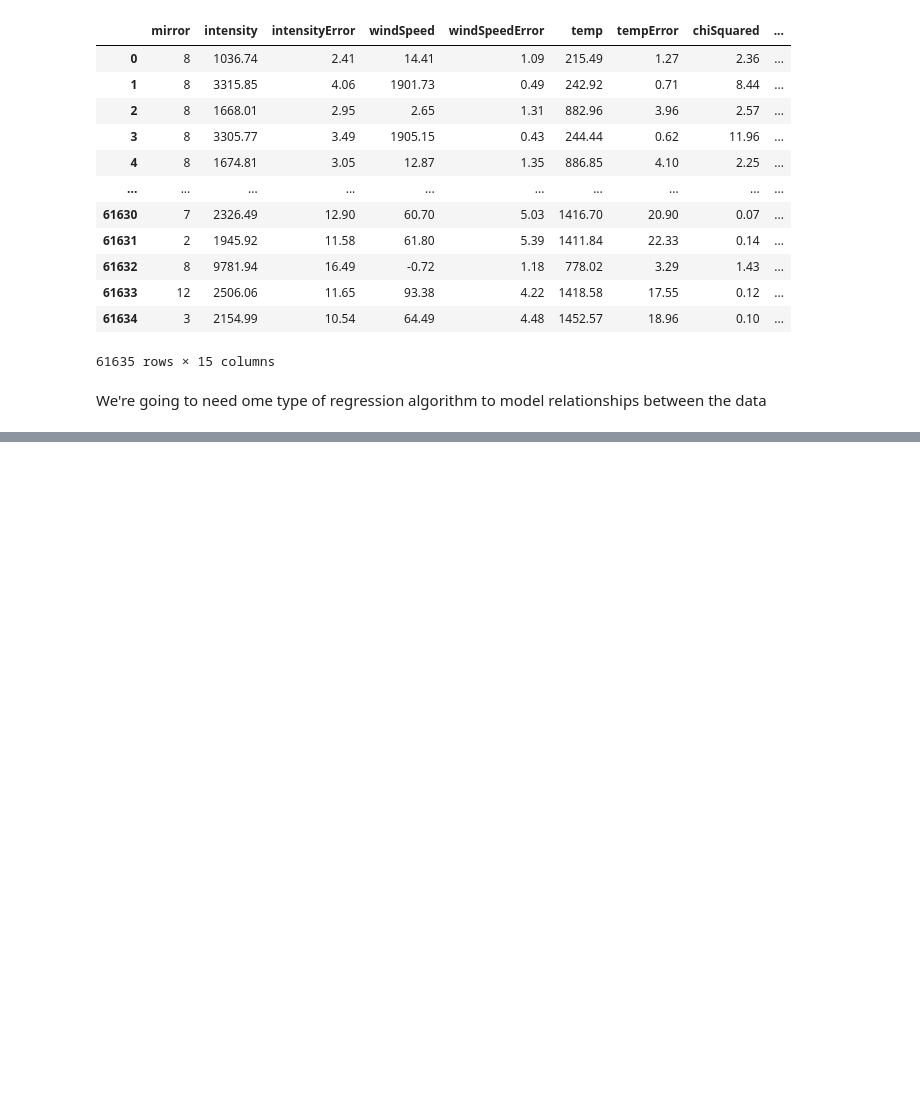
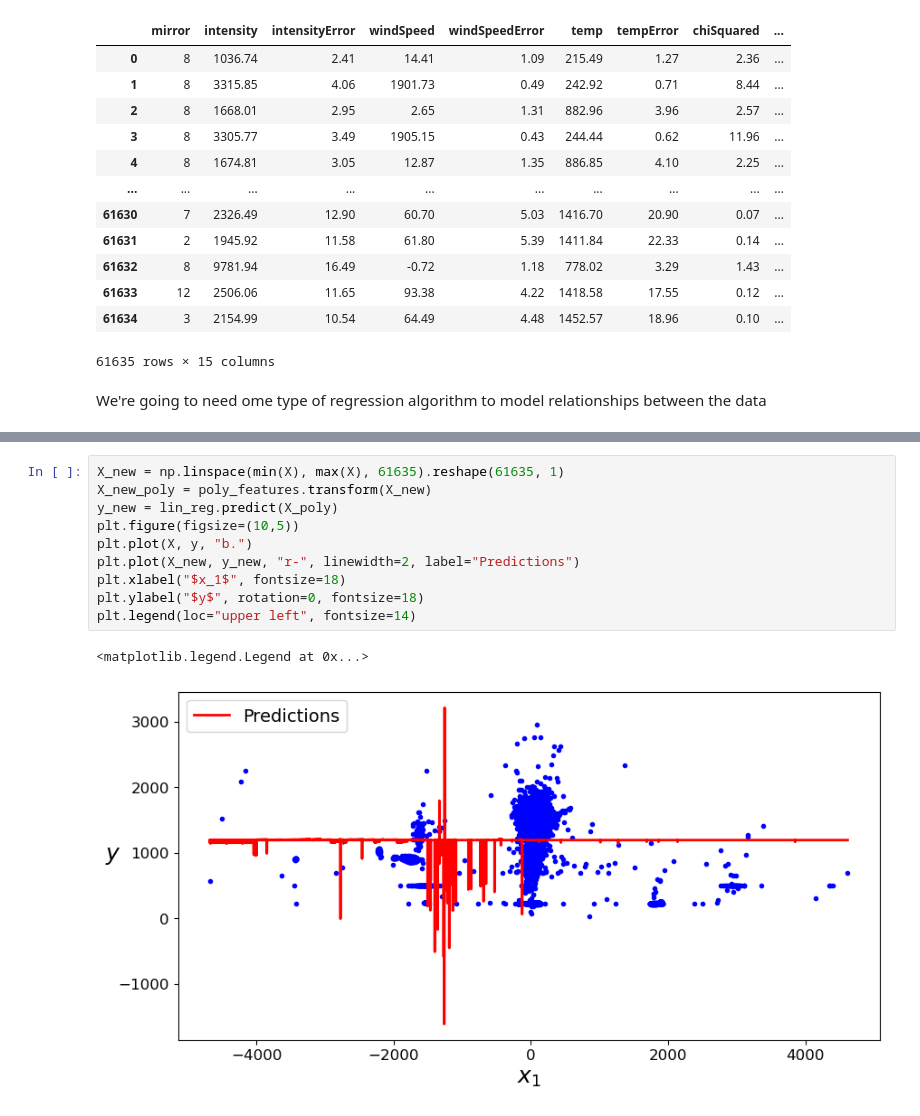
Before and after one commit to elliotdable/fp_ml_ucl, a Jupyter notebook: training.ipynb, the cells around one changed output, grey strips where cells are left out. Saved outputs shown, nothing was run; the diff lists cells and outputs as text; blank space fills up the shorter version.

```diff
--- a/training.ipynb
+++ b/training.ipynb
@@ -79,0 +174,13 @@ Mean Squared Error: 148.44735128744432
+# %%
+X_new = np.linspace(min(X), max(X), 61635).reshape(61635, 1)
+X_new_poly = poly_features.transform(X_new)
+y_new = lin_reg.predict(X_poly)
+plt.figure(figsize=(10,5))
+plt.plot(X, y, "b.")
+plt.plot(X_new, y_new, "r-", linewidth=2, label="Predictions")
+plt.xlabel("$x_1$", fontsize=18)
+plt.ylabel("$y$", rotation=0, fontsize=18)
+plt.legend(loc="upper left", fontsize=14)
+# %% [output]
+<matplotlib.legend.Legend at 0x...>
+[figure, added]
```
Also changed, not shown: parts of 20 cells of this notebook.
